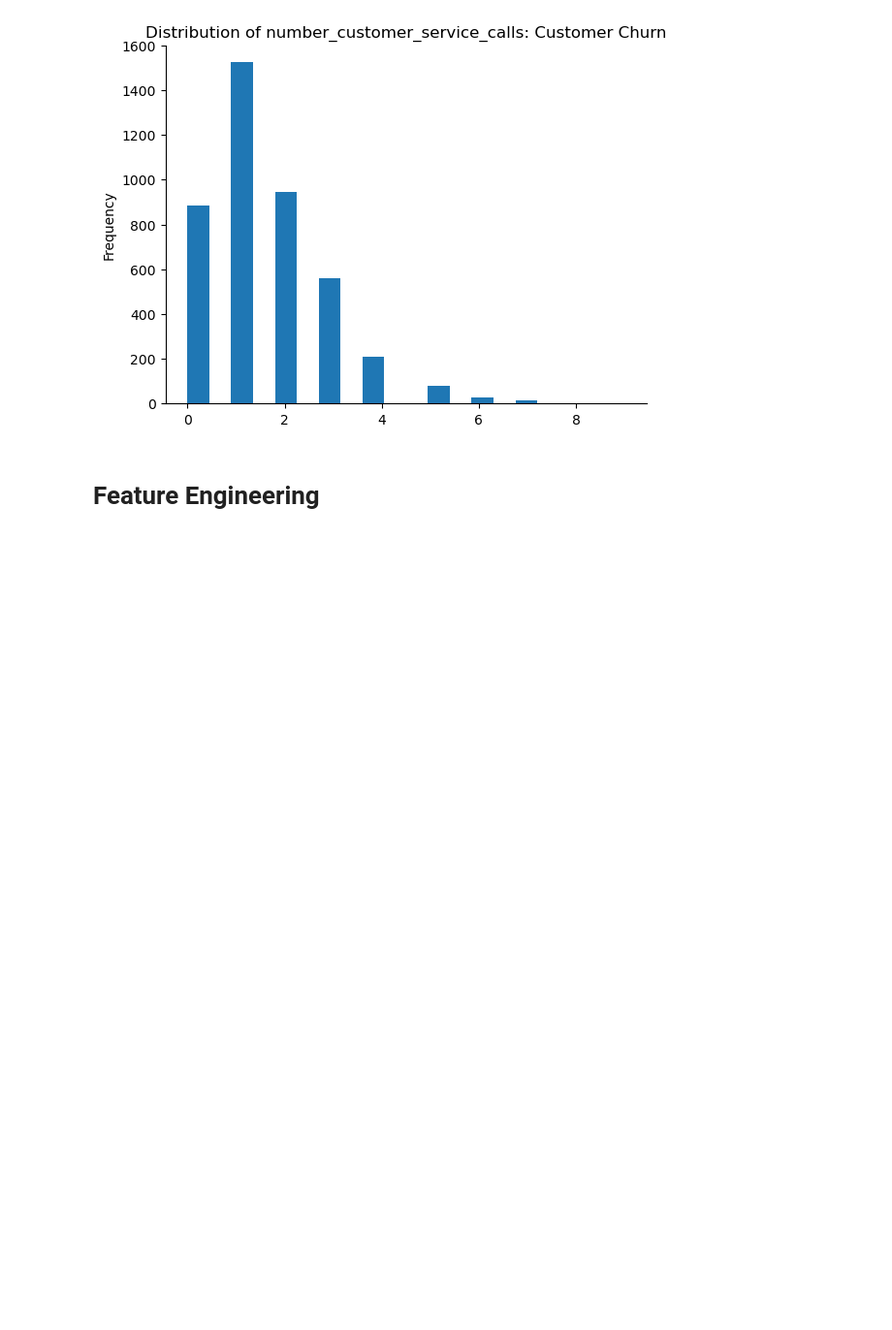
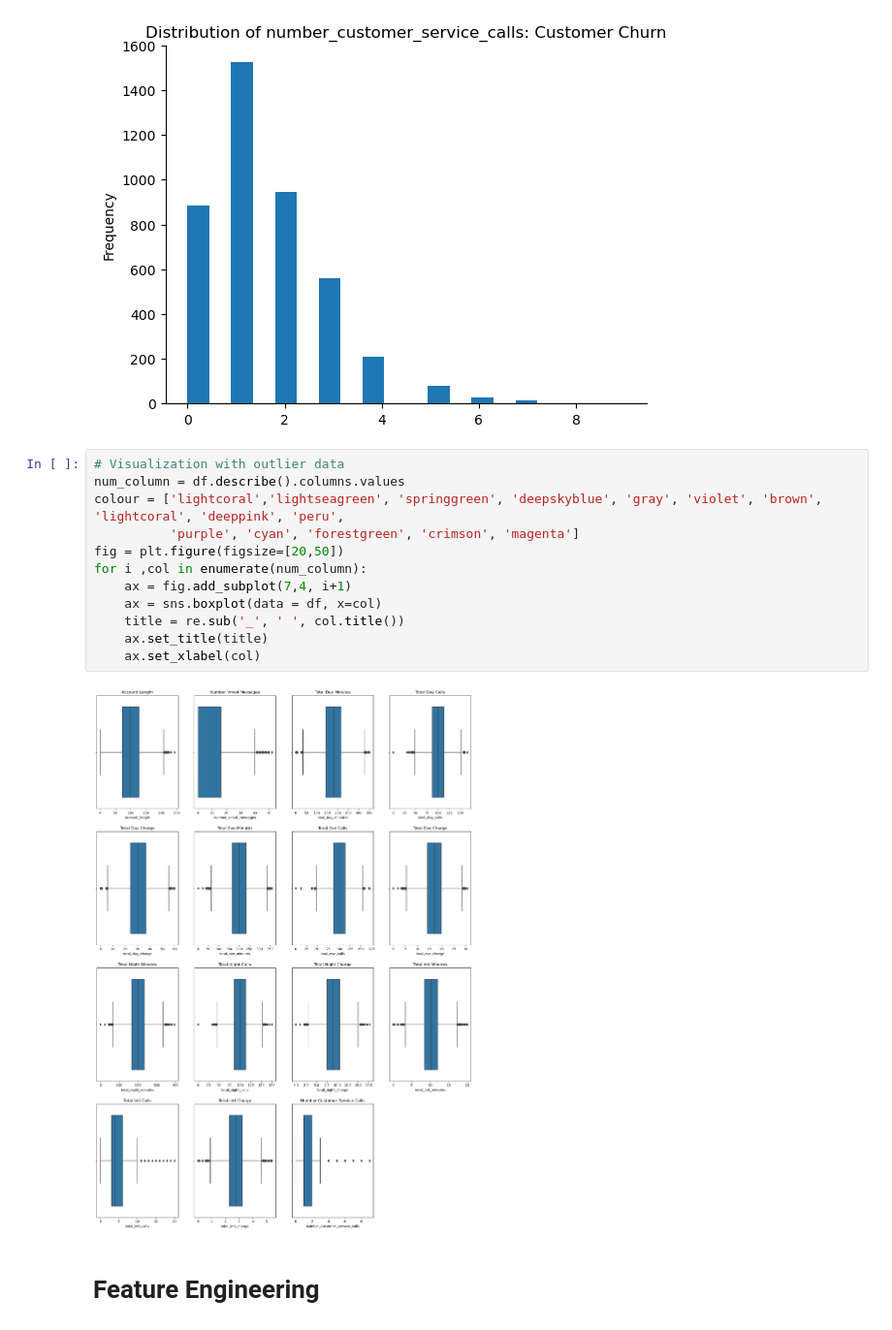
Before and after one commit to YeabsiraTibebu/Customer-Churn-Prediction, a Jupyter notebook: notebook/EDA.ipynb, the cells around one changed output. Shown at 97% size. Drawn from its saved outputs; the diff is of its cells as text; blank space fills up the shorter version.

```diff
--- a/notebook/EDA.ipynb
+++ b/notebook/EDA.ipynb
@@ -288,6 +288,20 @@ df['number_customer_service_calls'].plot(kind='hist', bins=20, title='Distributi
 plt.gca().spines[['top', 'right',]].set_visible(False)
 # %% [output]
 [figure]
+# %%
+# Visualization with outlier data
+num_column = df.describe().columns.values
+colour = ['lightcoral','lightseagreen', 'springgreen', 'deepskyblue', 'gray', 'violet', 'brown', 'lightcoral', 'deeppink', 'peru',
+          'purple', 'cyan', 'forestgreen', 'crimson', 'magenta']
+fig = plt.figure(figsize=[20,50])
+for i ,col in enumerate(num_column):
+    ax = fig.add_subplot(7,4, i+1)
+    ax = sns.boxplot(data = df, x=col)
+    title = re.sub('_', ' ', col.title())
+    ax.set_title(title)
+    ax.set_xlabel(col)
+# %% [output]
+[figure, added]
 # %% [markdown]
 # Feature Engineering
 # %% [markdown]
```
Also changed, not shown: parts of 17 cells of this notebook, 2 other files.
